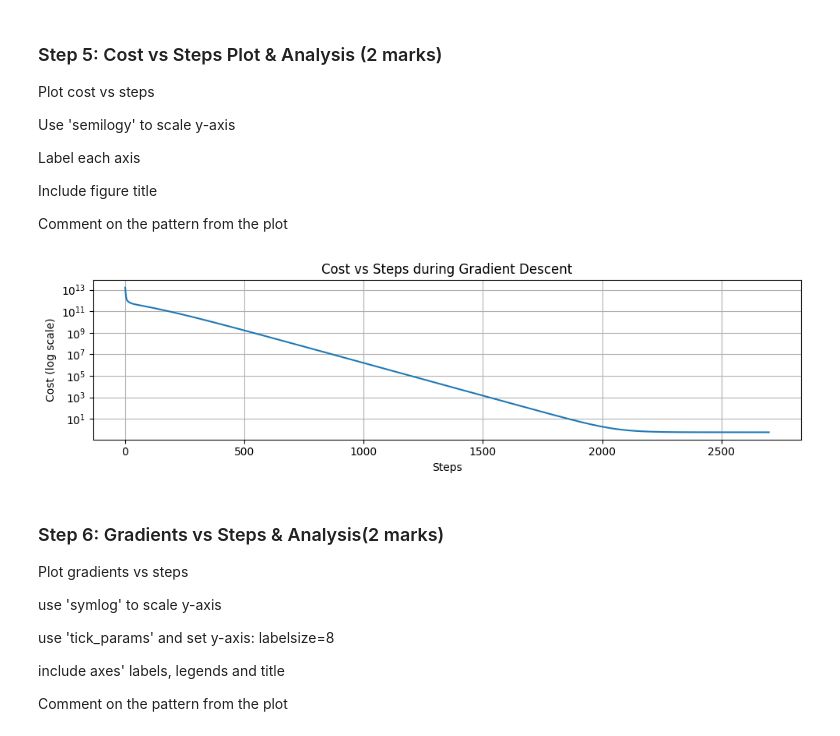
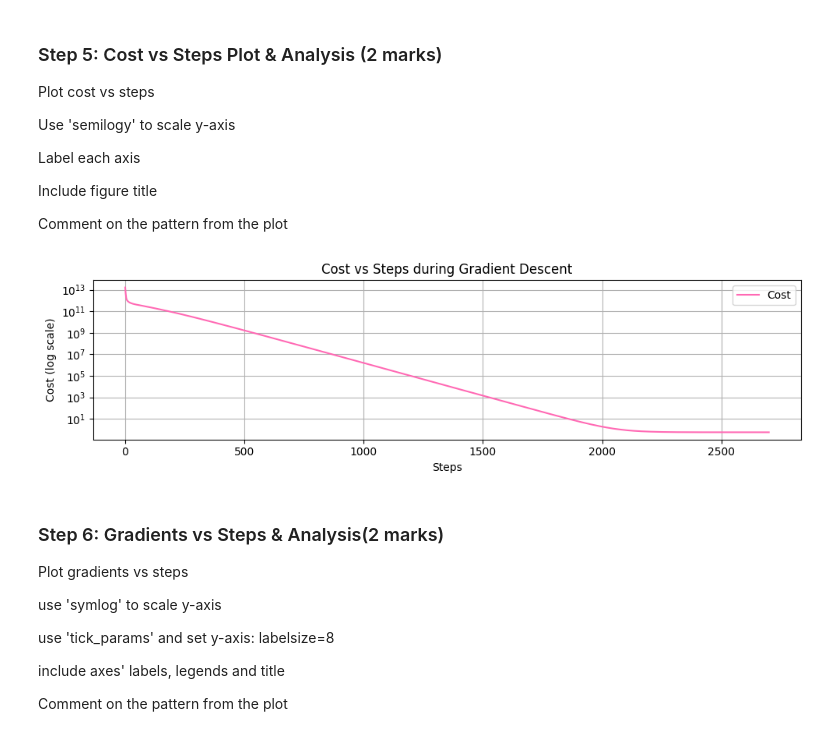
Before and after one commit to TaRa1999R/engg680_2024_fall, a Jupyter notebook: Lab_Assignment3/Assignment3.ipynb, the cells around one changed output. Cells and saved outputs as stored; diff of their text form; code cells hidden in the pictures.

```diff
--- a/Lab_Assignment3/Assignment3.ipynb
+++ b/Lab_Assignment3/Assignment3.ipynb
@@ -254,26 +249,27 @@ Include figure title
 
 Comment on the pattern from the plot
 # %%
-#Cost vs Steps Plot & Analysis
+# Cost vs Steps Plot & Analysis
 
 # Create the plot
 fig, ax = plt.subplots(nrows=1, ncols=1, figsize=(10, 3))
 
 # Plot cost vs. steps using a logarithmic scale for the y-axis
-ax.semilogy(arr_cost)
+ax.semilogy(arr_cost, label='Cost', color='hotpink')
 
 # Labels, title, grid, adjust layout, show
 ax.set_xlabel('Steps')
 ax.set_ylabel('Cost (log scale)')
 ax.set_title('Cost vs Steps during Gradient Descent')
 ax.grid(True)
+ax.legend()
 fig.tight_layout()
 plt.show()
 
 # Comment on the pattern
-# The plot shows initial rapid decrease in gradient values. ⁤⁤As the steps progress, the gradients converge toward zero, suggesting the algorithm is near to the optimal solution and gradients are stabilizing.
+# The plot shows initial rapid decrease in cost. The progress is greater here. ⁤⁤As the steps progress, the cost converge toward a stable value, suggesting the algorithm is near to the optimal solution.
 # %% [output]
-[figure, old version]
+[figure, new version]
 # %% [markdown]
 ### Step 6: Gradients vs Steps & Analysis(2 marks)
 Plot gradients vs steps
```
Also changed, not shown: parts of 15 cells of this notebook.
